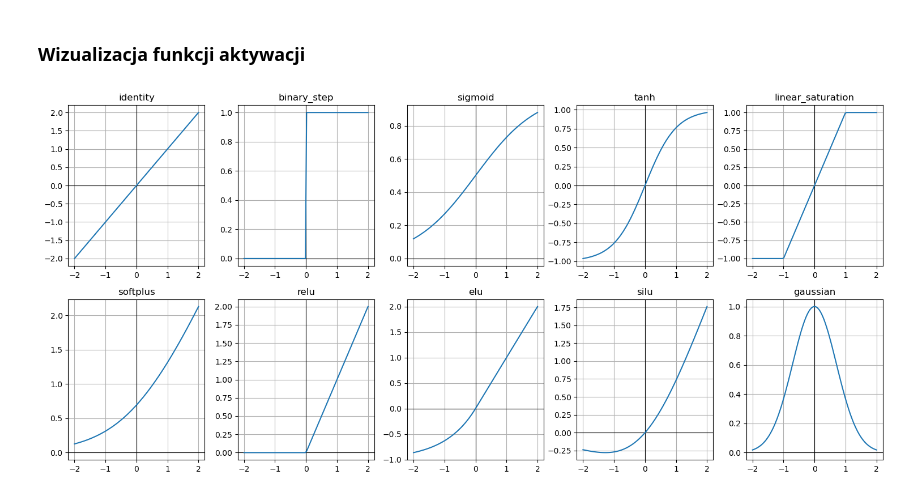
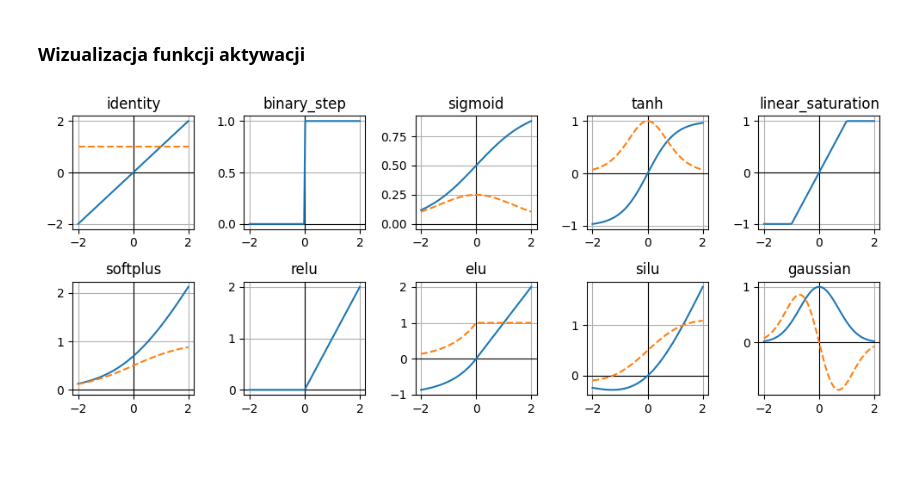
Before and after one commit to Alex4ndro5/ProjektSSN, a Jupyter notebook: Projekt_SSN.ipynb, the cells around one changed output. Drawn from its saved outputs; the diff is of its cells as text; code cells hidden in the pictures; blank space fills up the shorter version.

```diff
--- a/Projekt_SSN.ipynb
+++ b/Projekt_SSN.ipynb
@@ -54,23 +74,29 @@ def gaussian(x):
 # %%
 # Ustawienia siatki
 rows = 2
 cols = 5
-fig, axes = plt.subplots(rows, cols, figsize=(15, 7))
+fig, axes = plt.subplots(rows, cols, figsize=(10, 4))
 
 # Tworzenie wykresów dla każdej funkcji
 functions = [identity, binary_step, sigmoid, tanh, linear_saturation, softplus, relu, elu, silu, gaussian]
 function_names = ['identity', 'binary_step', 'sigmoid', 'tanh', 'linear_saturation', 'softplus', 'relu', 'elu', 'silu', 'gaussian']
 
 for i, ax in enumerate(axes.flatten()):
     x = np.linspace(-2, 2, 100)
     y = functions[i](x)
+    y_derivatives = functions[i](x, pochodna=True)
     ax.axhline(0, color='black', linewidth=0.8)
     ax.axvline(0, color='black', linewidth=0.8)
     ax.plot(x, y, linewidth=1.5)
+    if y_derivatives is not None:
+        ax.plot(x, y_derivatives, linewidth=1.5, linestyle='--')
     ax.set_title(function_names[i])
     ax.grid(True)
 
+
+
 plt.tight_layout()
+
 plt.show()
 # %% [output]
-[figure, old version]
+[figure, new version]
```
Also changed, not shown: parts of 1 cell of this notebook.
